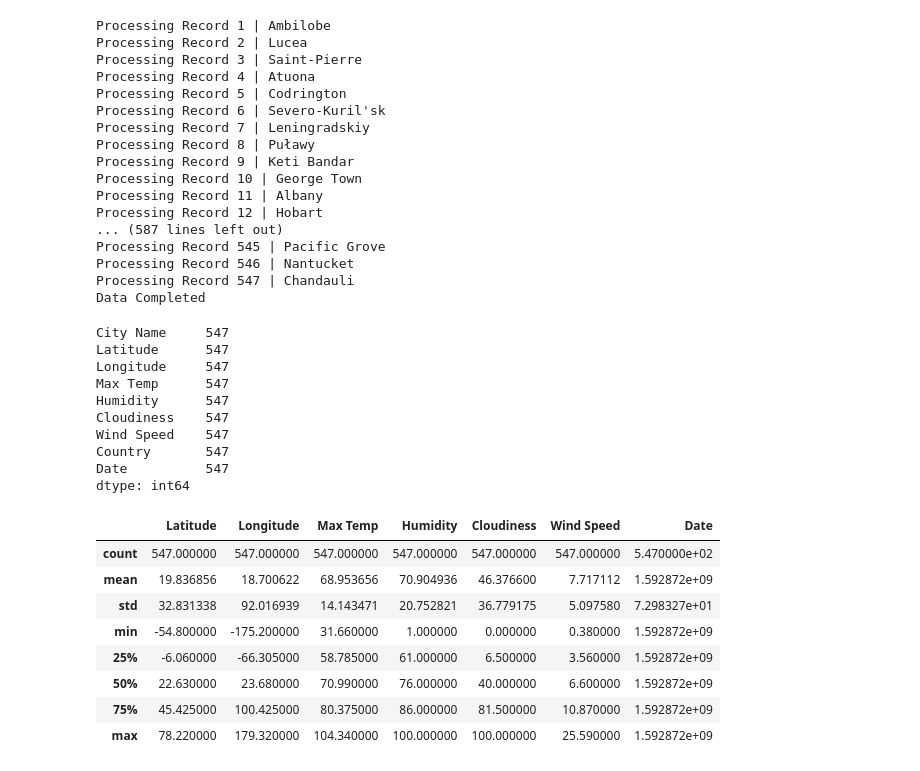
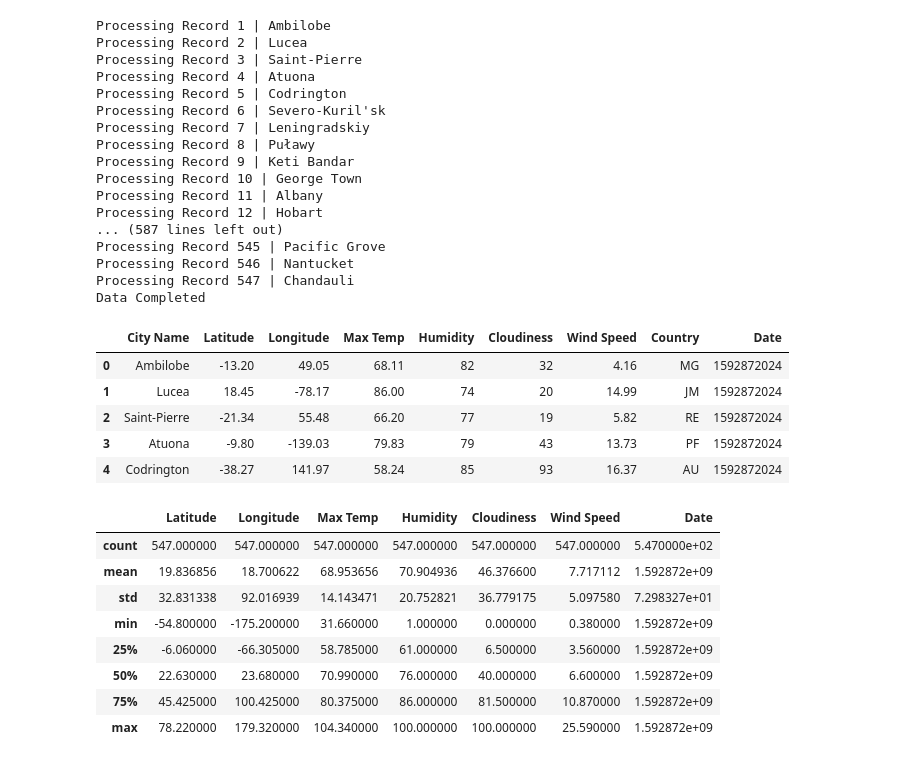
Before and after one commit to kirushan3/python-api-challenge, a Jupyter notebook: WeatherPy/WeatherPy.ipynb, the cells around one changed output. Saved outputs shown, nothing was run; the diff lists cells and outputs as text; code cells hidden in the pictures.

```diff
--- a/WeatherPy/WeatherPy.ipynb
+++ b/WeatherPy/WeatherPy.ipynb
@@ -131,21 +131,18 @@ Data Completed
 # %%
 #creating dataframe for weather/cities
 weather_dict = {"City Name": City, "Latitude" : Lat, "Longitude" : Lng, "Max Temp":Max_Temp, "Humidity":Humidity, "Cloudiness": Cloudiness,
              "Wind Speed":Wind_Speed, "Country":Country,"Date": Date }
 
 weather_df = pd.DataFrame(weather_dict)
-weather_df.count()
+weather_df.to_csv('city_weather_data.csv') #export dataframe to csv
+weather_df.head()
 # %% [output]
-City Name     547
-Latitude      547
-Longitude     547
-Max Temp      547
-Humidity      547
-Cloudiness    547
-Wind Speed    547
-Country       547
-Date          547
-dtype: int64
+|  | City Name | Latitude | Longitude | Max Temp | Humidity | Cloudiness | Wind Speed | Country | Date |
+| 0 | Ambilobe | -13.20 | 49.05 | 68.11 | 82 | 32 | 4.16 | MG | 1592872024 |
+| 1 | Lucea | 18.45 | -78.17 | 86.00 | 74 | 20 | 14.99 | JM | 1592872024 |
+| 2 | Saint-Pierre | -21.34 | 55.48 | 66.20 | 77 | 19 | 5.82 | RE | 1592872024 |
+| 3 | Atuona | -9.80 | -139.03 | 79.83 | 79 | 43 | 13.73 | PF | 1592872024 |
+| 4 | Codrington | -38.27 | 141.97 | 58.24 | 85 | 93 | 16.37 | AU | 1592872024 |
 # %%
 #checking max humidity
 weather_df.describe()
```
Also changed, not shown: 2 other files.
